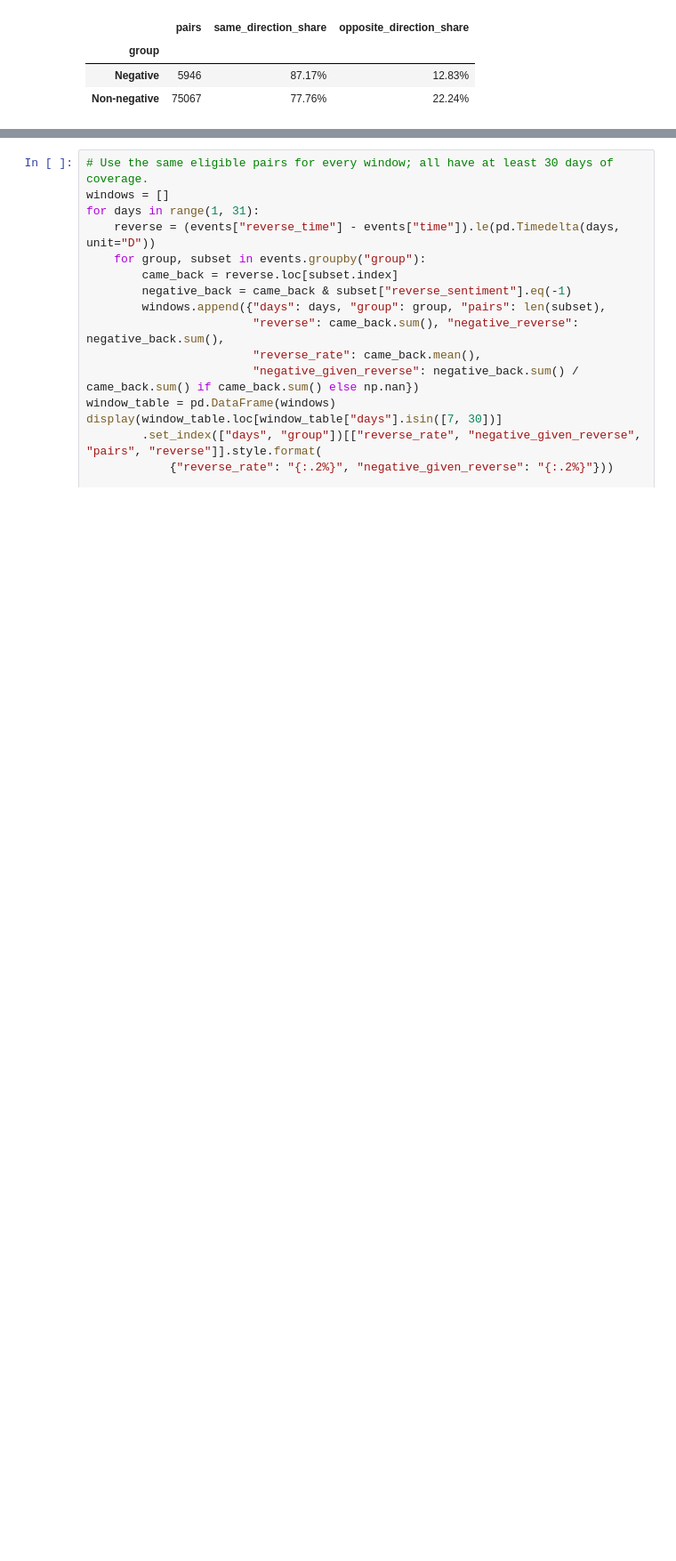
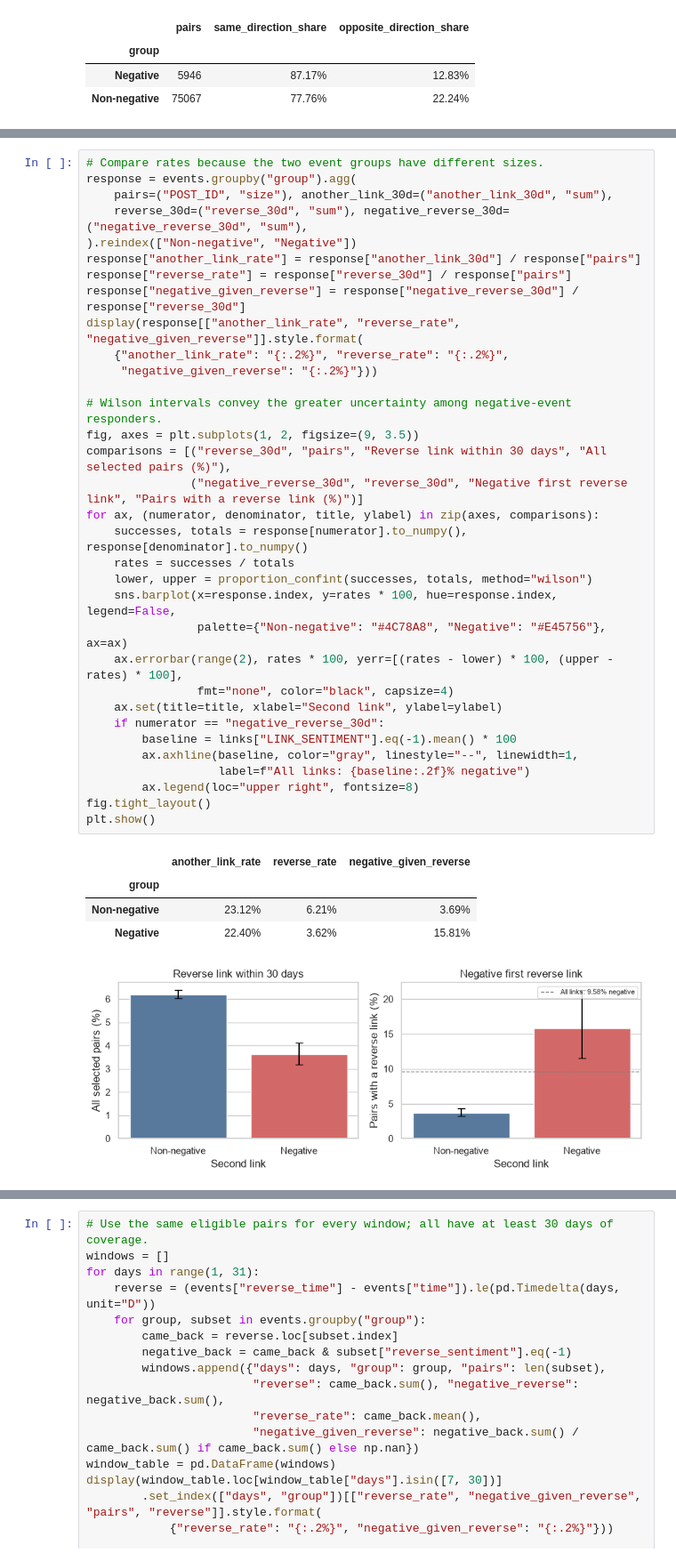
Before and after one commit to RomainFast121/ada_project, a Jupyter notebook: research_question_2.ipynb, the cells around one changed output, grey strips where cells are left out. Shown at 89% size. Drawn from its saved outputs; the diff is of its cells as text; blank space fills up the shorter version.

```diff
--- a/research_question_2.ipynb
+++ b/research_question_2.ipynb
@@ -293,0 +265,39 @@ Prior direction matters. When the first link ran opposite to the selected second
+# %%
+# Compare rates because the two event groups have different sizes.
+response = events.groupby("group").agg(
+    pairs=("POST_ID", "size"), another_link_30d=("another_link_30d", "sum"),
+    reverse_30d=("reverse_30d", "sum"), negative_reverse_30d=("negative_reverse_30d", "sum"),
+).reindex(["Non-negative", "Negative"])
+response["another_link_rate"] = response["another_link_30d"] / response["pairs"]
+response["reverse_rate"] = response["reverse_30d"] / response["pairs"]
+response["negative_given_reverse"] = response["negative_reverse_30d"] / response["reverse_30d"]
+display(response[["another_link_rate", "reverse_rate", "negative_given_reverse"]].style.format(
+    {"another_link_rate": "{:.2%}", "reverse_rate": "{:.2%}",
+     "negative_given_reverse": "{:.2%}"}))
+
+# Wilson intervals convey the greater uncertainty among negative-event responders.
+fig, axes = plt.subplots(1, 2, figsize=(9, 3.5))
+comparisons = [("reverse_30d", "pairs", "Reverse link within 30 days", "All selected pairs (%)"),
+               ("negative_reverse_30d", "reverse_30d", "Negative first reverse link", "Pairs with a reverse link (%)")]
+for ax, (numerator, denominator, title, ylabel) in zip(axes, comparisons):
+    successes, totals = response[numerator].to_numpy(), response[denominator].to_numpy()
+    rates = successes / totals
+    lower, upper = proportion_confint(successes, totals, method="wilson")
+    sns.barplot(x=response.index, y=rates * 100, hue=response.index, legend=False,
+                palette={"Non-negative": "#4C78A8", "Negative": "#E45756"}, ax=ax)
+    ax.errorbar(range(2), rates * 100, yerr=[(rates - lower) * 100, (upper - rates) * 100],
+                fmt="none", color="black", capsize=4)
+    ax.set(title=title, xlabel="Second link", ylabel=ylabel)
+    if numerator == "negative_reverse_30d":
+        baseline = links["LINK_SENTIMENT"].eq(-1).mean() * 100
+        ax.axhline(baseline, color="gray", linestyle="--", linewidth=1,
+                   label=f"All links: {baseline:.2f}% negative")
+        ax.legend(loc="upper right", fontsize=8)
+fig.tight_layout()
+plt.show()
+# %% [output]
+|  | another_link_rate | reverse_rate | negative_given_reverse |
+| group |  |  |  |
+| Non-negative | 23.12% | 6.21% | 3.69% |
+| Negative | 22.40% | 3.62% | 15.81% |
+[figure, new version]
```
Also changed, not shown: parts of 19 cells of this notebook.
